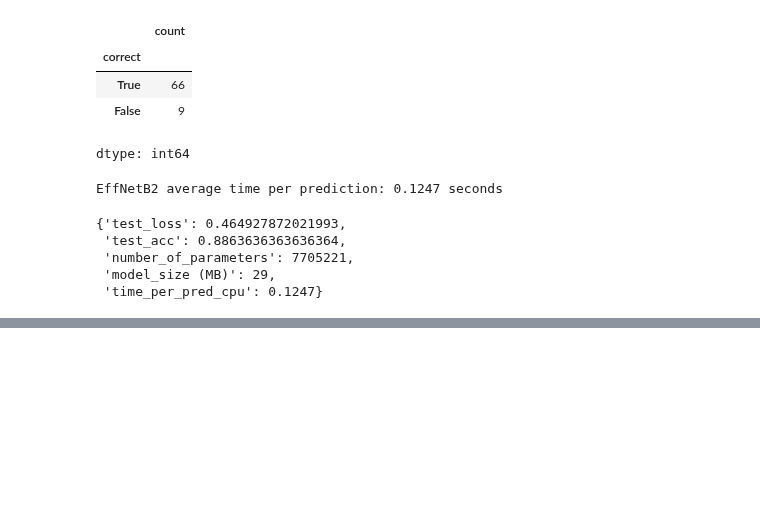
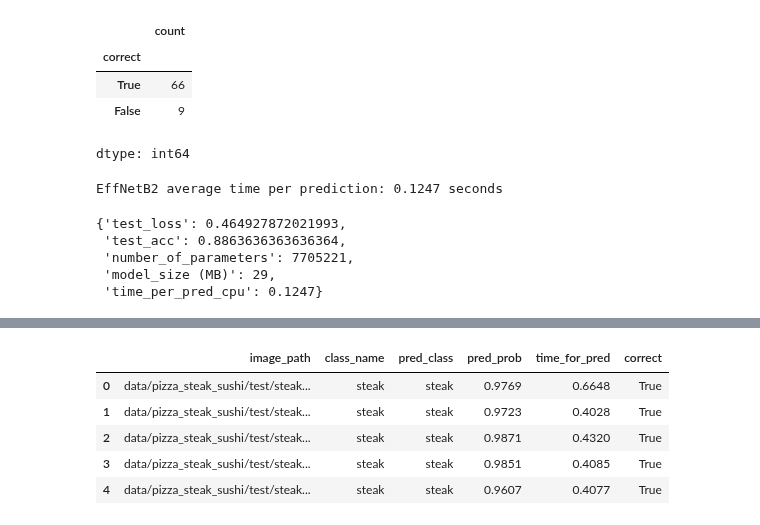
Before and after one commit to AmanullaChishty/Pytorch, a Jupyter notebook: PyTorch_Model_Deployment.ipynb, the cells around one changed output, grey strips where cells are left out. Saved outputs shown, nothing was run; the diff lists cells and outputs as text; code cells hidden in the pictures; blank space fills up the shorter version.

```diff
--- a/PyTorch_Model_Deployment.ipynb
+++ b/PyTorch_Model_Deployment.ipynb
@@ -440,0 +443,6 @@ effnetb2_stats
+# %%
+vit_test_pred_dicts = pred_and_store(paths=test_data_paths,
+                                          model=vit,
+                                          transform=vit_transforms,
+                                          class_names=class_names,
+                                          device="cpu")
@@ -440,0 +464,10 @@ effnetb2_stats
+# %%
+vit_test_pred_df = pd.DataFrame(vit_test_pred_dicts)
+vit_test_pred_df.head()
+# %% [output]
+|  | image_path | class_name | pred_class | pred_prob | time_for_pred | correct |
+| 0 | data/pizza_steak_sushi/test/steak... | steak | steak | 0.9769 | 0.6648 | True |
+| 1 | data/pizza_steak_sushi/test/steak... | steak | steak | 0.9723 | 0.4028 | True |
+| 2 | data/pizza_steak_sushi/test/steak... | steak | steak | 0.9871 | 0.4320 | True |
+| 3 | data/pizza_steak_sushi/test/steak... | steak | steak | 0.9851 | 0.4085 | True |
+| 4 | data/pizza_steak_sushi/test/steak... | steak | steak | 0.9607 | 0.4077 | True |
```
Also changed, not shown: parts of 5 cells of this notebook.
